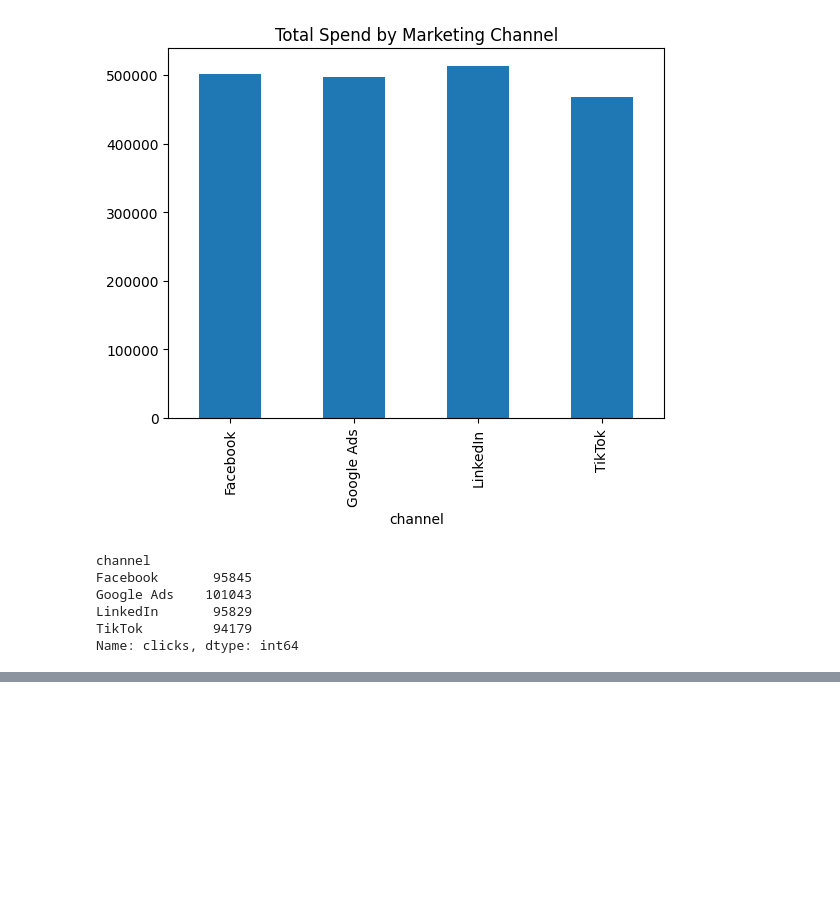
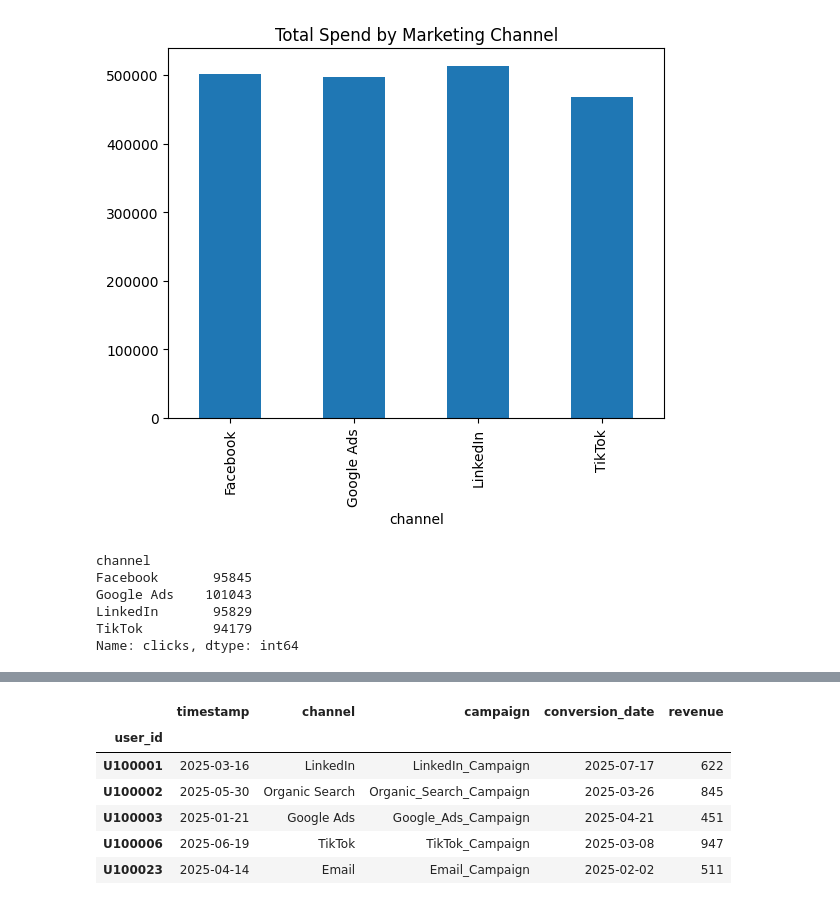
Before and after one commit to snehaone1/multi-touch-marketing-attribution, a Jupyter notebook: notebooks/eda.ipynb, the cells around one changed output, grey strips where cells are left out. Cells and saved outputs as stored; diff of their text form; code cells hidden in the pictures; blank space fills up the shorter version.

```diff
--- a/notebooks/eda.ipynb
+++ b/notebooks/eda.ipynb
@@ -182,0 +459,12 @@ Name: clicks, dtype: int64
+# %%
+first_touch = journey_data.sort_values("timestamp").groupby("user_id").first()
+# %%
+first_touch.head()
+# %% [output]
+|  | timestamp | channel | campaign | conversion_date | revenue |
+| user_id |  |  |  |  |  |
+| U100001 | 2025-03-16 | LinkedIn | LinkedIn_Campaign | 2025-07-17 | 622 |
+| U100002 | 2025-05-30 | Organic Search | Organic_Search_Campaign | 2025-03-26 | 845 |
+| U100003 | 2025-01-21 | Google Ads | Google_Ads_Campaign | 2025-04-21 | 451 |
+| U100006 | 2025-06-19 | TikTok | TikTok_Campaign | 2025-03-08 | 947 |
+| U100023 | 2025-04-14 | Email | Email_Campaign | 2025-02-02 | 511 |
```
Also changed, not shown: parts of 37 cells of this notebook.
